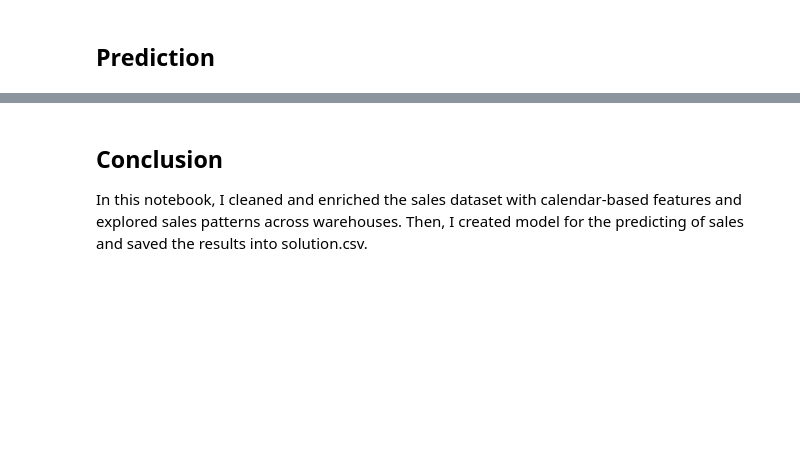
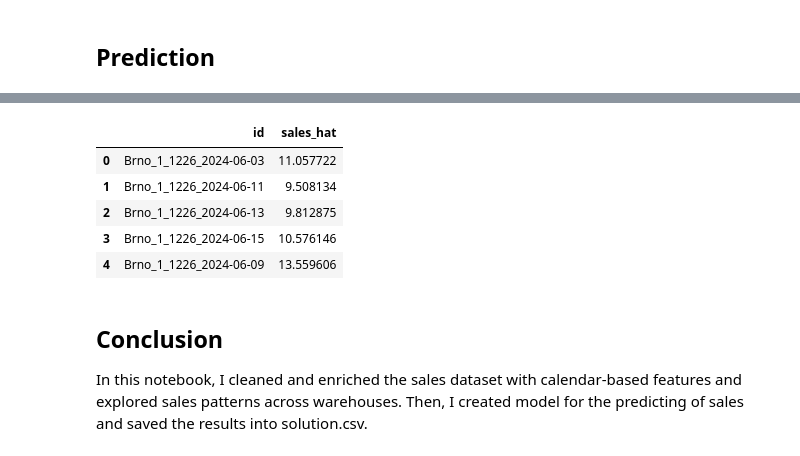
Before and after one commit to lmacakova/rohlik_project, a Jupyter notebook: rohlik_sales_prediction.ipynb, the cells around one changed output, grey strips where cells are left out. Drawn from its saved outputs; the diff is of its cells as text; code cells hidden in the pictures; blank space fills up the shorter version.

```diff
--- a/rohlik_sales_prediction.ipynb
+++ b/rohlik_sales_prediction.ipynb
@@ -639,0 +646,18 @@ MAE: 17.97533235707734
+# %%
+X_full = train_final.drop(columns=["sales", "unique_id", "date", "is_test", "weight"], errors="ignore")
+y_full = train_final["sales"].values
+weights_full = train_final["weight"].values
+
+final_model = LGBMRegressor(
+    n_estimators=model.best_iteration_,
+    learning_rate=0.03,
+    num_leaves=63,
+    min_data_in_leaf=150,
+    subsample=0.8,
+    colsample_bytree=0.8,
+    reg_lambda=2.0,
+    random_state=42,
+    force_row_wise=True
+)
+
+final_model.fit(X_full, y_full, sample_weight=weights_full)
@@ -639,0 +691,7 @@ MAE: 17.97533235707734
+# %%
+test_final = data[data["is_test"] == 1].copy()
+
+X_test = test_final.drop(columns=["sales", "unique_id", "date", "is_test", "weight"], errors="ignore")
+
+pred_test = final_model.predict(X_test)
+pred_test = np.clip(pred_test, 0, None)
@@ -640,3 +700,17 @@ MAE: 17.97533235707734
+# %%
+
+solution_df["sales_hat"] = pred_test
+
+solution_df.to_csv("solution.csv", index=False)
+
+solution_df.head()
+# %% [output]
+|  | id | sales_hat |
+| 0 | Brno_1_1226_2024-06-03 | 11.057722 |
+| 1 | Brno_1_1226_2024-06-11 | 9.508134 |
+| 2 | Brno_1_1226_2024-06-13 | 9.812875 |
+| 3 | Brno_1_1226_2024-06-15 | 10.576146 |
+| 4 | Brno_1_1226_2024-06-09 | 13.559606 |
 # %% [markdown]
 ## Conclusion
 
```
Also changed, not shown: parts of 18 cells of this notebook, 2 other files.
